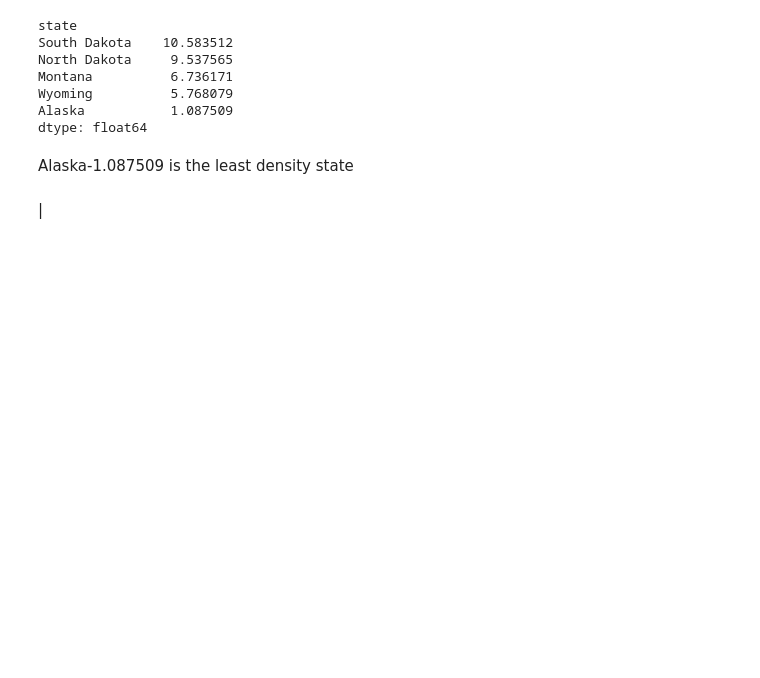
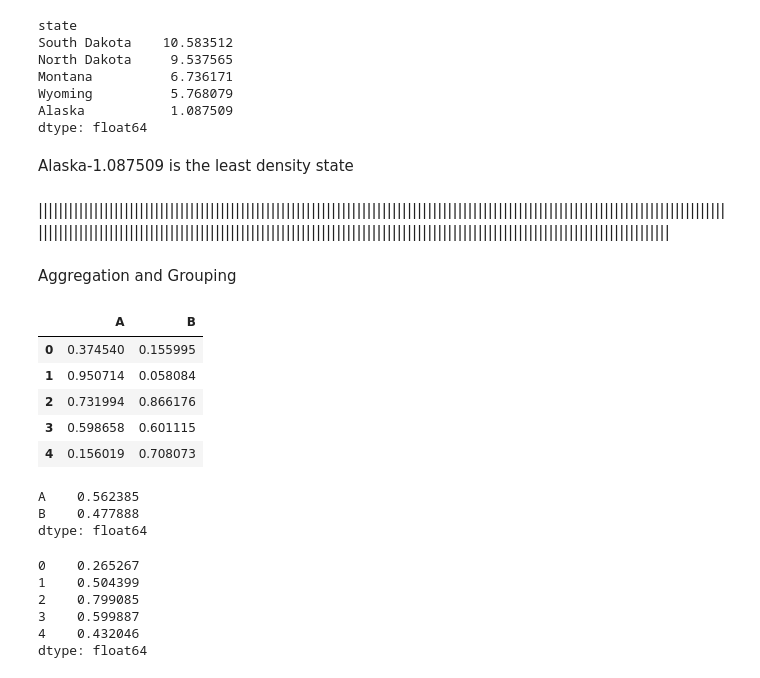
Before and after one commit to saikrishnadas/Datascience-Notebook, a Jupyter notebook: Pandas.ipynb, the cells around one changed output. Drawn from its saved outputs; the diff is of its cells as text; code cells hidden in the pictures; blank space fills up the shorter version.

```diff
--- a/Pandas.ipynb
+++ b/Pandas.ipynb
@@ -1381,4 +1381,32 @@ dtype: float64
 # %% [markdown]
 Alaska-1.087509 is the least density state
 # %% [markdown]
-|
+|||||||||||||||||||||||||||||||||||||||||||||||||||||||||||||||||||||||||||||||||||||||||||||||||||||||||||||||||||||||||||||||||||||||||||||||||||||||||||||||||||||||||||||||||||||||||||||||||||||||||||||||||||||||||||||||||||||||||||||||||||||||||||||||||||||
+# %% [markdown]
+Aggregation and Grouping
+# %%
+rng = np.random.RandomState(42)
+df = pd.DataFrame({'A':rng.rand(5),'B':rng.rand(5)})
+df.head()
+# %% [output]
+|  | A | B |
+| 0 | 0.374540 | 0.155995 |
+| 1 | 0.950714 | 0.058084 |
+| 2 | 0.731994 | 0.866176 |
+| 3 | 0.598658 | 0.601115 |
+| 4 | 0.156019 | 0.708073 |
+# %%
+df.mean()
+# %% [output]
+A    0.562385
+B    0.477888
+dtype: float64
+# %%
+df.mean(axis='columns') #calculating mean towards columns
+# %% [output]
+0    0.265267
+1    0.504399
+2    0.799085
+3    0.599887
+4    0.432046
+dtype: float64
```
Also changed, not shown: parts of 14 cells of this notebook.
